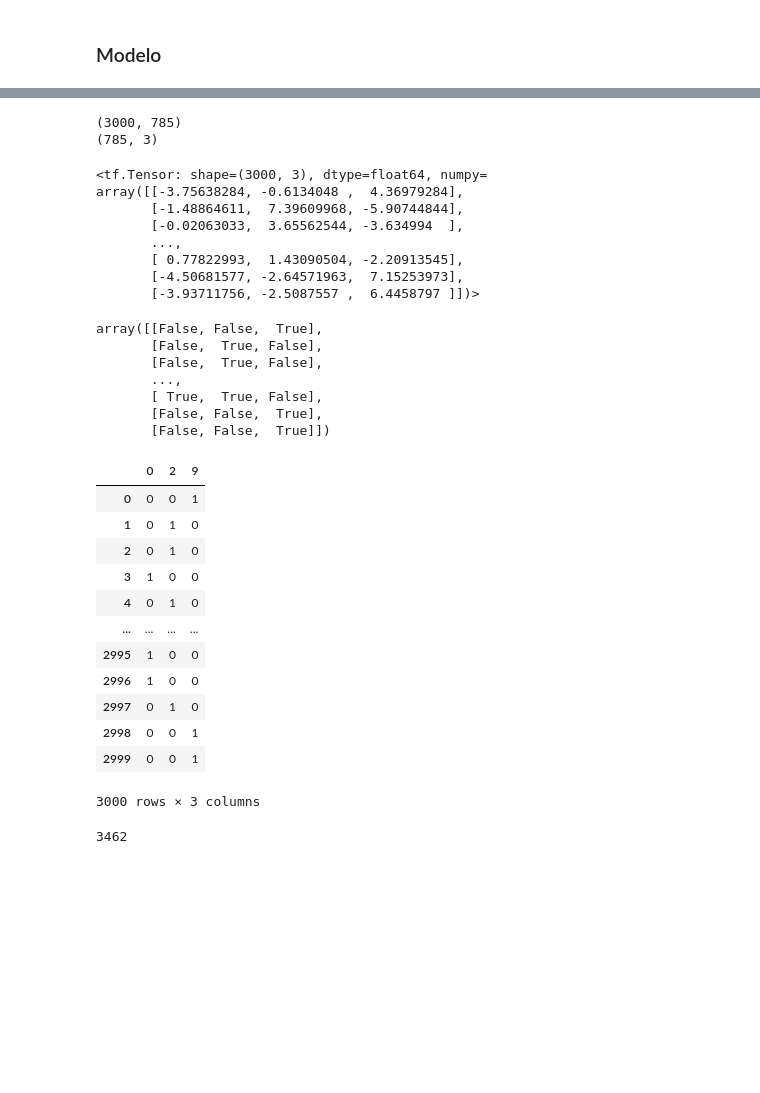
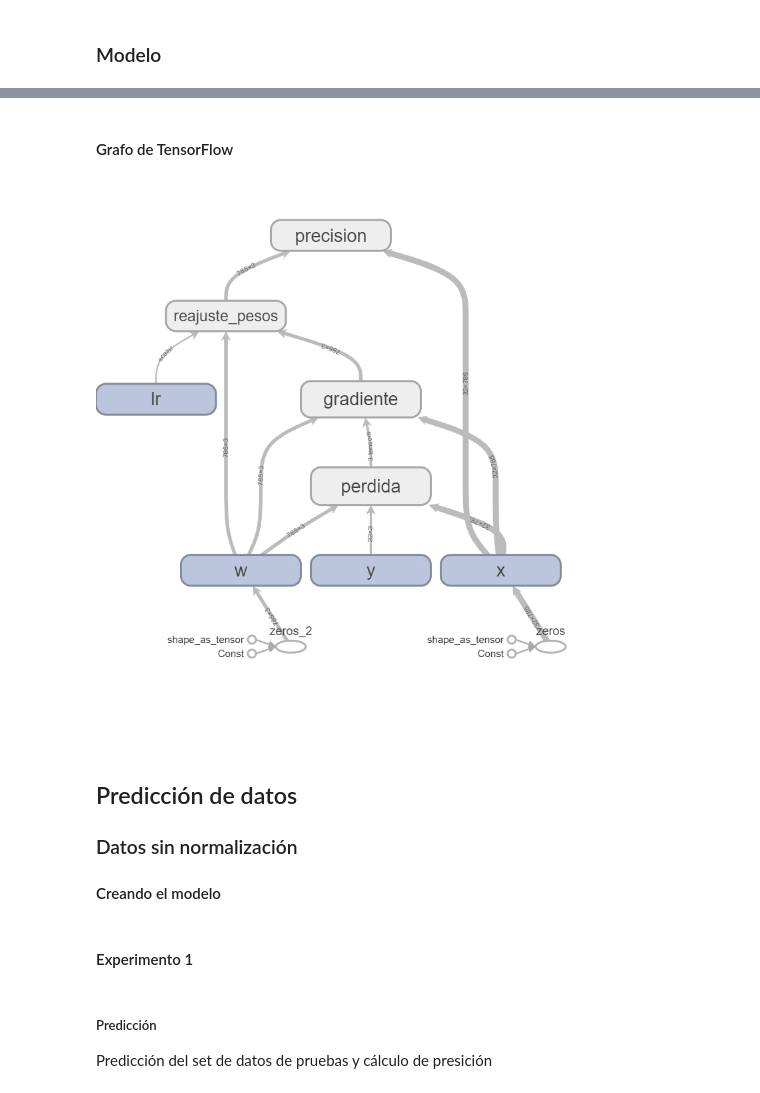
Before and after one commit to josedalvik/datascience_stlearning1_tarea4, a Jupyter notebook: Fashion_mnist.ipynb, the cells around one changed output, grey strips where cells are left out. Saved outputs shown, nothing was run; the diff lists cells and outputs as text; code cells hidden in the pictures; blank space fills up the shorter version.

```diff
--- a/Fashion_mnist.ipynb
+++ b/Fashion_mnist.ipynb
@@ -249,57 +130,0 @@ array([[ 2.4673582e-08, -1.8899428e-08, -5.7741691e-09],
-# %%
-x_predt1 = test_images.reshape(test_images.shape[0], (test_images.shape[1]*test_images.shape[2]))
-x_predt = np.hstack(( x_predt1, np.ones((x_predt1.shape[0],1)) ))
-print(x_predt.shape)
-print(prediccion.shape)
-yhat = tf.matmul(x_predt, prediccion)
-yhat
-# %% [output]
-(3000, 785)
-(785, 3)
-<tf.Tensor: shape=(3000, 3), dtype=float64, numpy=
-array([[-3.75638284, -0.6134048 ,  4.36979284],
-       [-1.48864611,  7.39609968, -5.90744844],
-       [-0.02063033,  3.65562544, -3.634994  ],
-       ...,
-       [ 0.77822993,  1.43090504, -2.20913545],
-       [-4.50681577, -2.64571963,  7.15253973],
-       [-3.93711756, -2.5087557 ,  6.4458797 ]])>
-# %%
-#mask = yhat.numpy().max(axis=1,keepdims=1) == yhat.numpy()
-#mask
-mask = yhat > 0.5
-mask.numpy()
-
-#yhatp.max(axis=1,keepdims=1) == yhatp
-#yhatp = yhat > 0.5
-#yhatp[0:100,:]
-# %% [output]
-array([[False, False,  True],
-       [False,  True, False],
-       [False,  True, False],
-       ...,
-       [ True,  True, False],
-       [False, False,  True],
-       [False, False,  True]])
-# %%
-y_original = pd.get_dummies(test_labels)
-y_original
-# %% [output]
-|  | 0 | 2 | 9 |
-| 0 | 0 | 0 | 1 |
-| 1 | 0 | 1 | 0 |
-| 2 | 0 | 1 | 0 |
-| 3 | 1 | 0 | 0 |
-| 4 | 0 | 1 | 0 |
-| ... | ... | ... | ... |
-| 2995 | 1 | 0 | 0 |
-| 2996 | 1 | 0 | 0 |
-| 2997 | 0 | 1 | 0 |
-| 2998 | 0 | 0 | 1 |
-| 2999 | 0 | 0 | 1 |
-3000 rows × 3 columns
-# %%
-sumas=np.sum(y_original[mask.numpy()],axis=1)
-sum(sumas)
-# %% [output]
-3462
@@ -305,0 +255,12 @@ sum(sumas)
+# %% [markdown]
+#### Grafo de TensorFlow
+# %%
+Image(filename='grafo.png')
+# %% [output]
+[figure, added]
+# %% [markdown]
+## Predicción de datos
+
+### Datos sin normalización
+
+#### Creando el modelo
@@ -305,0 +269,2 @@ sum(sumas)
+# %% [markdown]
+#### Experimento 1
@@ -305,0 +279,4 @@ sum(sumas)
+# %% [markdown]
+##### Predicción
+
+Predicción del set de datos de pruebas y cálculo de presición
```
Also changed, not shown: parts of 46 cells of this notebook, 22 other files.
